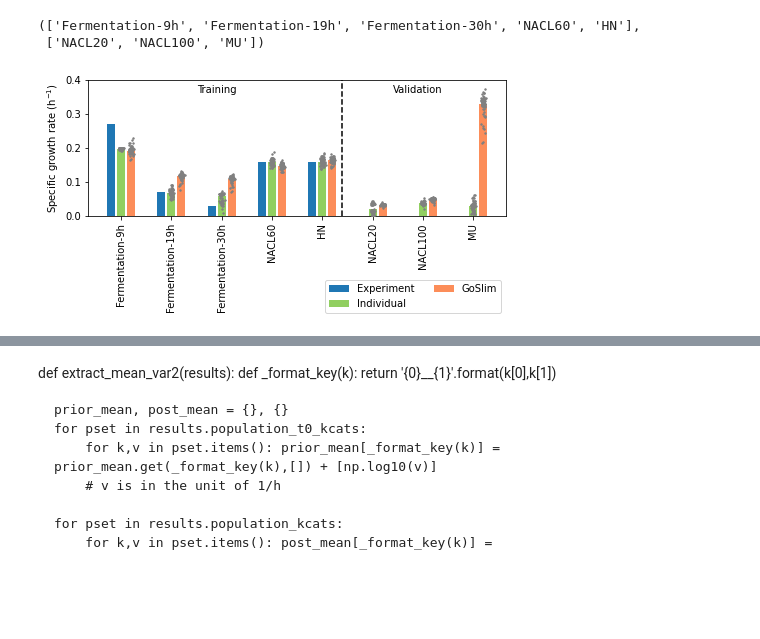
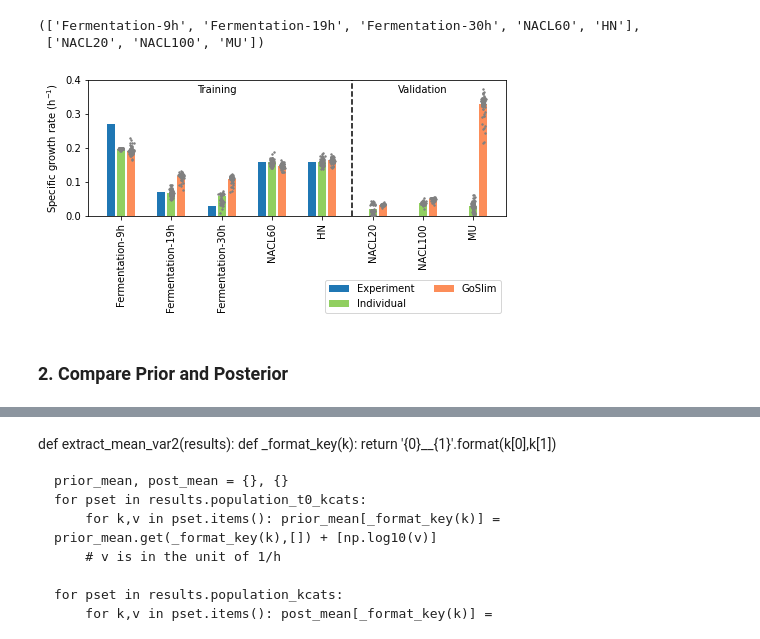
Before and after one commit to SysBioChalmers/Halo-GEM, a Jupyter notebook: ComplementaryScripts/EnzymeConstrainedModelRecon/Scripts/analyze_smc_abc.ipynb, the cells around one changed output, grey strips where cells are left out. Cells and saved outputs as stored; diff of their text form; code cells hidden in the pictures; blank space fills up the shorter version.

```diff
--- a/ComplementaryScripts/EnzymeConstrainedModelRecon/Scripts/analyze_smc_abc.ipynb
+++ b/ComplementaryScripts/EnzymeConstrainedModelRecon/Scripts/analyze_smc_abc.ipynb
@@ -62,24 +69,24 @@ post_data03 = [res_train_03[item] for item in train_ids] + [val03[item] for item
 # %%
 pos = np.arange(len(post_data03))*5
 plt.figure(figsize=(7.5,2.5))
 #plot_dot_bar(prior_data02,positions=pos,label='Prior02')
 #plot_dot_bar(prior_data03,positions=pos+1,label='Prior03')
 exp_data = [results02.datasets['dfpheno'].loc[item,'SpecificGrowthRate'] for item in train_ids]
 plt.bar(pos[:len(exp_data)],exp_data,label='Experiment')
 plot_dot_bar(post_data03,positions=pos+1,label='Individual',color='#91cf60')
 plot_dot_bar(post_data02,positions=pos+2,label='GoSlim',color='#fc8d59')
 
 ylim=(0,0.4)
-plt.plot([pos[4]+3]*2,ylim,'k--')
+plt.plot([pos[4]+4]*2,ylim,'k--')
 
 plt.ylim(ylim)
 plt.xticks(pos+1,train_ids+val_ids,rotation=90)
 plt.legend(bbox_to_anchor=(1.0,-0.75),ncol=2,loc='lower right')
 plt.ylabel('Specific growth rate (h$^{-1}$)')
 
 plt.text(pos[2]+0.5,0.37,'Training',ha='center',va='center')
-plt.text(pos[6]+0.5,0.37,'Validation',ha='center',va='center')
+plt.text(pos[6]+1,0.37,'Validation',ha='center',va='center')
 plt.savefig('../figures/train_validation_02_03.pdf',bbox_inches='tight')
 plt.show()
 # %% [output]
-[figure, old version]
+[figure, new version]
@@ -111,3 +93,5 @@ def extract_mean_var(results):
+# %% [markdown]
+### 2. Compare Prior and Posterior
 # %%
 def extract_mean_var_inRV(results):
     def _format_key(k):
```
Also changed, not shown: parts of 20 cells of this notebook.
